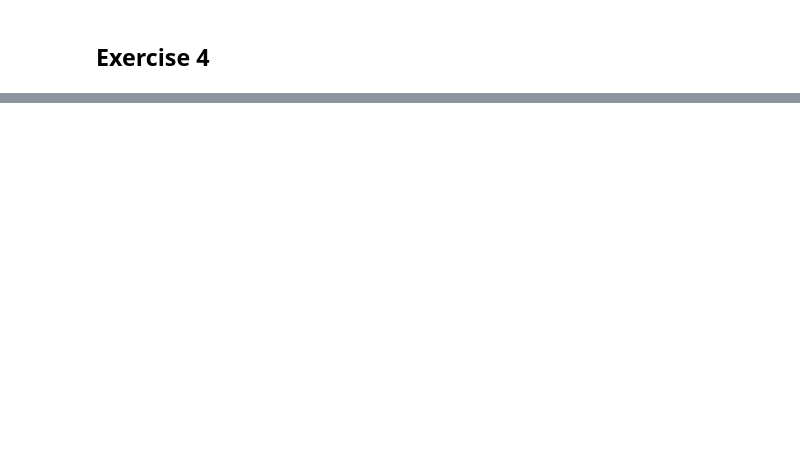
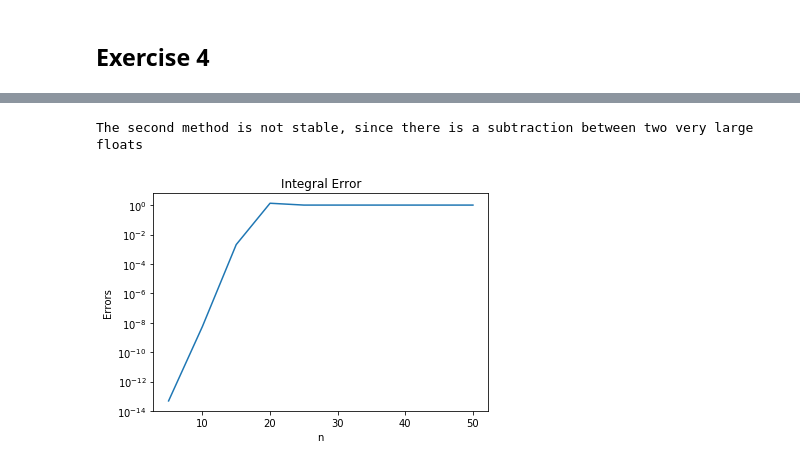
Before and after one commit to mattdbrown17/BootCamp2018, a Jupyter notebook: ProbSets/Comp/ProbSet3/Conditioning and Stability.ipynb, the cells around one changed output, grey strips where cells are left out. Drawn from its saved outputs; the diff is of its cells as text; code cells hidden in the pictures; blank space fills up the shorter version.

```diff
--- a/ProbSets/Comp/ProbSet3/Conditioning and Stability.ipynb
+++ b/ProbSets/Comp/ProbSet3/Conditioning and Stability.ipynb
@@ -95,0 +148,25 @@ SyntaxError: unexpected EOF while parsing (<ipython-input-93-013f485914c3>, line
+# %%
+ns = np.linspace(5, 50, 10)
+x = sy.Symbol('x')
+
+errors = []
+
+for n in ns:
+    n = np.int(n)
+    # Compute first integral
+    int1 = sy.integrate((x**n) * math.e ** (x-1), (x, 0, 1))
+    # Compute second integral
+    int2 =(-1)**n * sy.subfactorial(n) + (-1)**(n+1) * sy.factorial(n) / math.e
+    # Compute Relative Error (assuming first way is "correct")
+    relerror = abs(int1 - int2) / abs(int1)
+    errors.append(relerror)
+
+plt.plot(ns, errors)
+plt.title('Integral Error')
+plt.xlabel('n')
+plt.ylabel('Errors')
+plt.yscale('log')
+print("The second method is not stable, since there is a subtraction between two very large floats")
+# %% [output]
+The second method is not stable, since there is a subtraction between two very large floats
+[figure, added]
```
Also changed, not shown: parts of 9 cells of this notebook, 7 other files.
